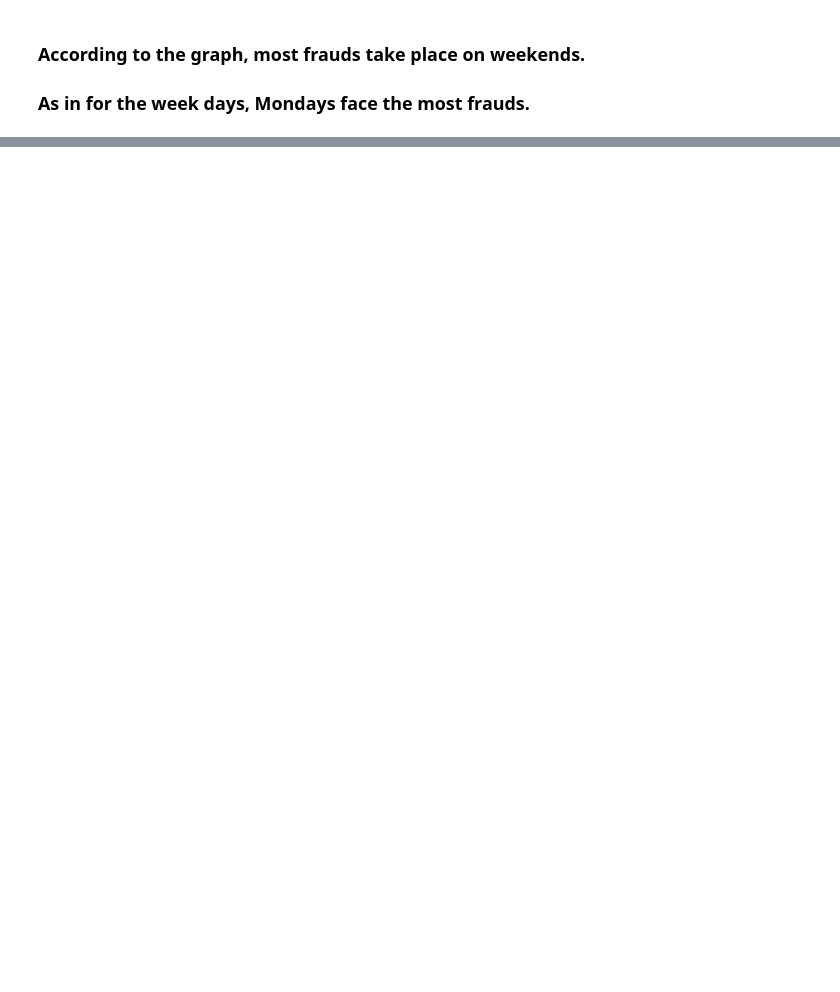
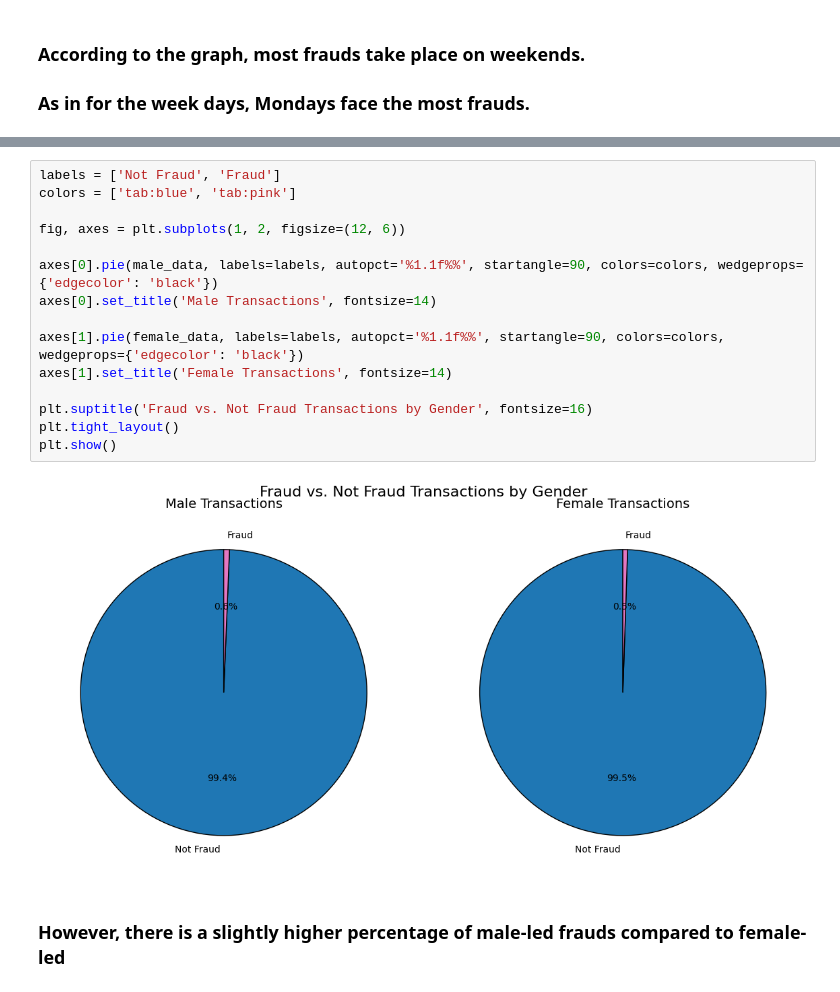
Before and after one commit to RionelxSlovesky/Credit-Card-Transactions-Fraud-Detection, a Jupyter notebook: Data Analysis.ipynb, the cells around one changed output, grey strips where cells are left out. Cells and saved outputs as stored; diff of their text form; blank space fills up the shorter version.

```diff
--- a/Data Analysis.ipynb
+++ b/Data Analysis.ipynb
@@ -122,0 +144,19 @@ plt.show()
+# %%
+labels = ['Not Fraud', 'Fraud']
+colors = ['tab:blue', 'tab:pink']
+
+fig, axes = plt.subplots(1, 2, figsize=(12, 6))
+
+axes[0].pie(male_data, labels=labels, autopct='%1.1f%%', startangle=90, colors=colors, wedgeprops={'edgecolor': 'black'})
+axes[0].set_title('Male Transactions', fontsize=14)
+
+axes[1].pie(female_data, labels=labels, autopct='%1.1f%%', startangle=90, colors=colors, wedgeprops={'edgecolor': 'black'})
+axes[1].set_title('Female Transactions', fontsize=14)
+
+plt.suptitle('Fraud vs. Not Fraud Transactions by Gender', fontsize=16)
+plt.tight_layout()
+plt.show()
+# %% [output]
+[figure, added]
+# %% [markdown]
+### However, there is a slightly higher percentage of male-led frauds compared to female-led
```
Also changed, not shown: parts of 8 cells of this notebook.
